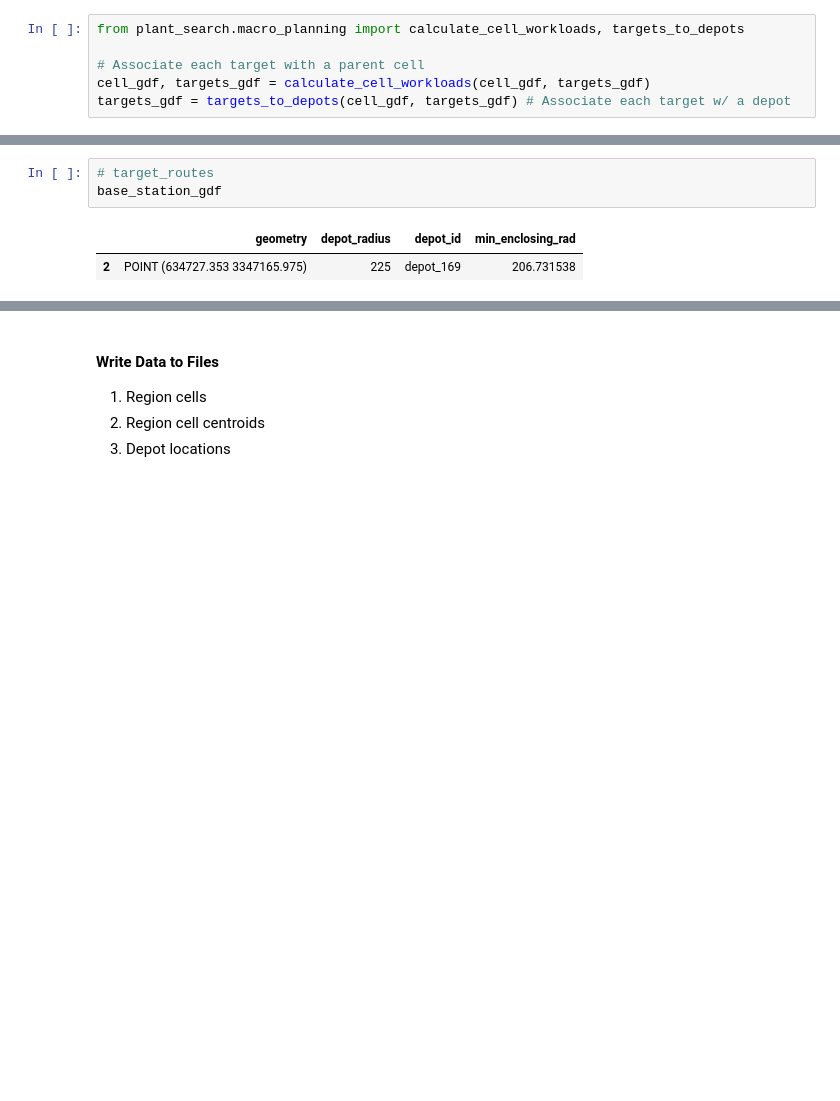
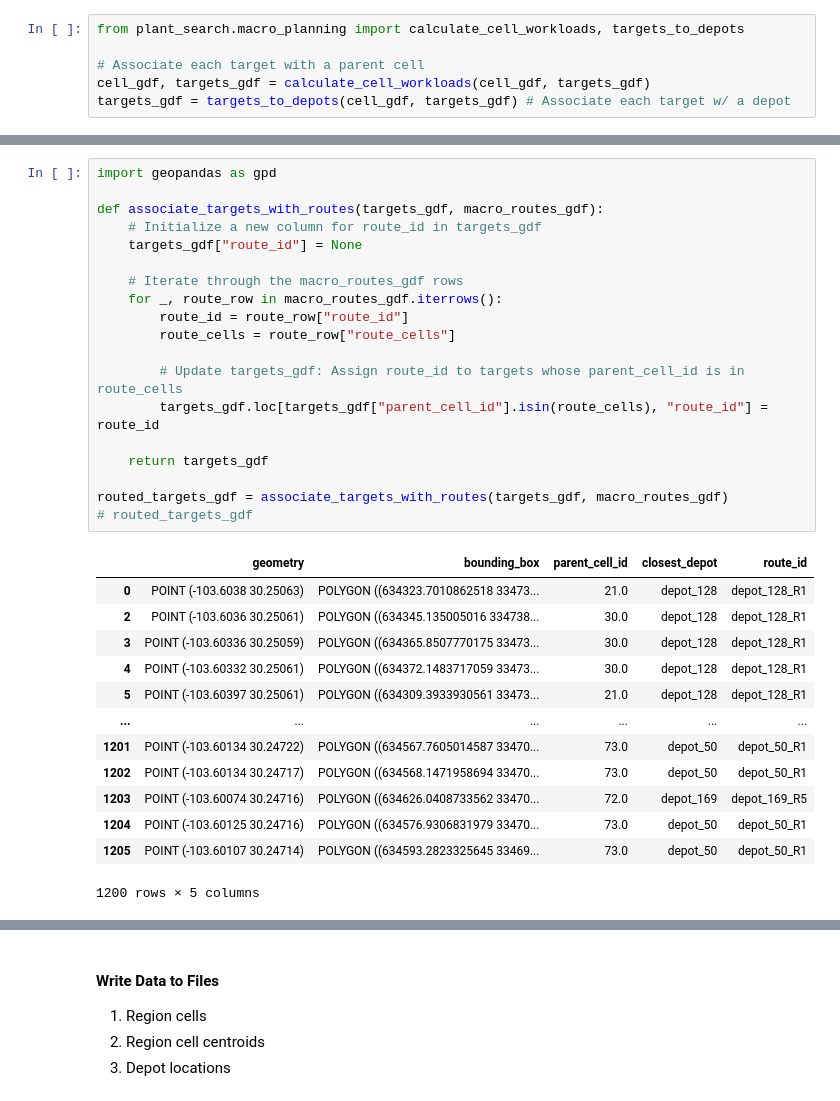
Before and after one commit to javelina-works/unsupervised-cv-search, a Jupyter notebook: content/notebooks/interactive_proto.ipynb, the cells around one changed output, grey strips where cells are left out. Saved outputs shown, nothing was run; the diff lists cells and outputs as text; blank space fills up the shorter version.

Commit message:
Associate targets with routes
Quick join, involved updating columns of routes_gdf.

```diff
--- a/content/notebooks/interactive_proto.ipynb
+++ b/content/notebooks/interactive_proto.ipynb
@@ -238,9 +229,36 @@ macro_routes_gdf = gpd.GeoDataFrame(concat(macro_routes_gdf_list, ignore_index=T
-# %%
-# target_routes
-base_station_gdf
-# %% [output]
-|  | geometry | depot_radius | depot_id | min_enclosing_rad |
-| 2 | POINT (634727.353 3347165.975) | 225 | depot_169 | 206.731538 |
+# %%
+import geopandas as gpd
+
+def associate_targets_with_routes(targets_gdf, macro_routes_gdf):
+    # Initialize a new column for route_id in targets_gdf
+    targets_gdf["route_id"] = None
+
+    # Iterate through the macro_routes_gdf rows
+    for _, route_row in macro_routes_gdf.iterrows():
+        route_id = route_row["route_id"]
+        route_cells = route_row["route_cells"]
+
+        # Update targets_gdf: Assign route_id to targets whose parent_cell_id is in route_cells
+        targets_gdf.loc[targets_gdf["parent_cell_id"].isin(route_cells), "route_id"] = route_id
+
+    return targets_gdf
+
+routed_targets_gdf = associate_targets_with_routes(targets_gdf, macro_routes_gdf)
+# routed_targets_gdf
+# %% [output]
+|  | geometry | bounding_box | parent_cell_id | closest_depot | route_id |
+| 0 | POINT (-103.6038 30.25063) | POLYGON ((634323.7010862518 33473... | 21.0 | depot_128 | depot_128_R1 |
+| 2 | POINT (-103.6036 30.25061) | POLYGON ((634345.135005016 334738... | 30.0 | depot_128 | depot_128_R1 |
+| 3 | POINT (-103.60336 30.25059) | POLYGON ((634365.8507770175 33473... | 30.0 | depot_128 | depot_128_R1 |
+| 4 | POINT (-103.60332 30.25061) | POLYGON ((634372.1483717059 33473... | 30.0 | depot_128 | depot_128_R1 |
+| 5 | POINT (-103.60397 30.25061) | POLYGON ((634309.3933930561 33473... | 21.0 | depot_128 | depot_128_R1 |
+| ... | ... | ... | ... | ... | ... |
+| 1201 | POINT (-103.60134 30.24722) | POLYGON ((634567.7605014587 33470... | 73.0 | depot_50 | depot_50_R1 |
+| 1202 | POINT (-103.60134 30.24717) | POLYGON ((634568.1471958694 33470... | 73.0 | depot_50 | depot_50_R1 |
+| 1203 | POINT (-103.60074 30.24716) | POLYGON ((634626.0408733562 33470... | 72.0 | depot_169 | depot_169_R5 |
+| 1204 | POINT (-103.60125 30.24716) | POLYGON ((634576.9306831979 33470... | 73.0 | depot_50 | depot_50_R1 |
+| 1205 | POINT (-103.60107 30.24714) | POLYGON ((634593.2823325645 33469... | 73.0 | depot_50 | depot_50_R1 |
+1200 rows × 5 columns
 # %%
 import math
 import matplotlib.pyplot as plt
```
Also changed, not shown: parts of 6 cells of this notebook, 8 other files.
